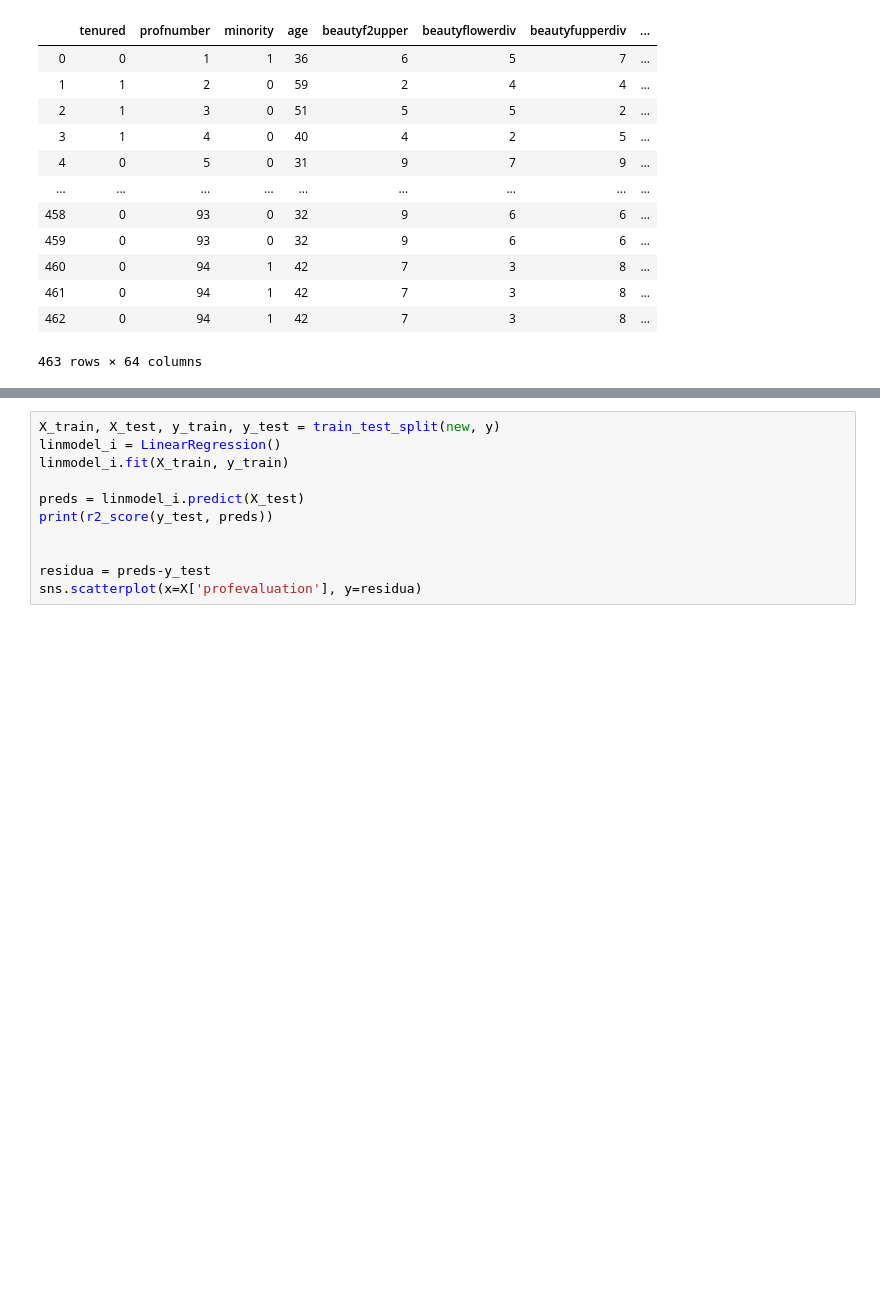
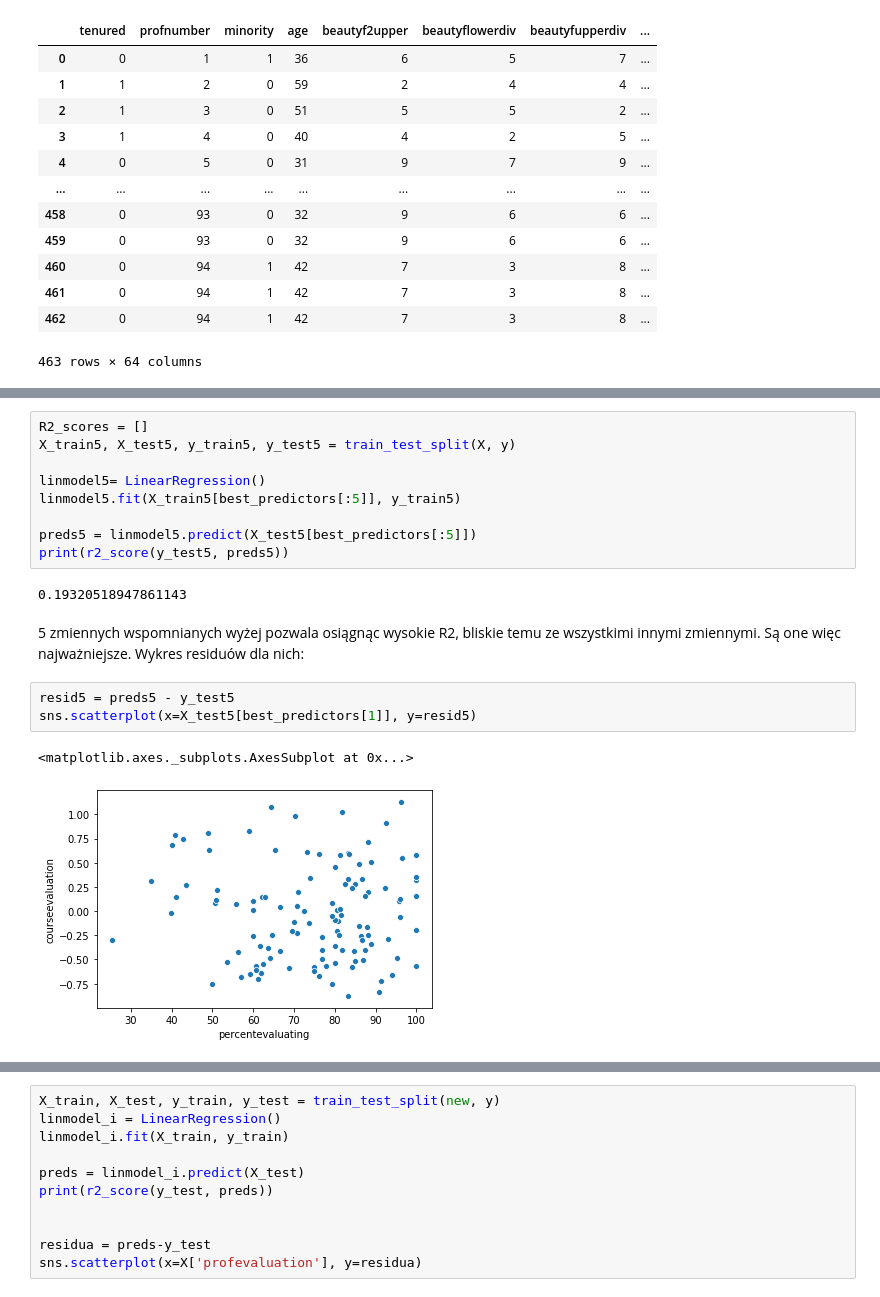
Before and after one commit to greghvk/AiBD_zadania, a Jupyter notebook: Regression/Zadanie.ipynb, the cells around one changed output, grey strips where cells are left out. Cells and saved outputs as stored; diff of their text form; blank space fills up the shorter version.

```diff
--- a/Regression/Zadanie.ipynb
+++ b/Regression/Zadanie.ipynb
@@ -415,0 +385,19 @@ new['profevaluation'] = s_X['profevaluation']
+# %%
+R2_scores = []
+X_train5, X_test5, y_train5, y_test5 = train_test_split(X, y)
+
+linmodel5= LinearRegression()
+linmodel5.fit(X_train5[best_predictors[:5]], y_train5)
+
+preds5 = linmodel5.predict(X_test5[best_predictors[:5]])
+print(r2_score(y_test5, preds5))
+# %% [output]
+0.19320518947861143
+# %% [markdown]
+5 zmiennych wspomnianych wyżej pozwala osiągnąc wysokie R2, bliskie temu ze wszystkimi innymi zmiennymi. Są one więc najważniejsze. Wykres residuów dla nich:
+# %%
+resid5 = preds5 - y_test5
+sns.scatterplot(x=X_test5[best_predictors[1]], y=resid5)
+# %% [output]
+<matplotlib.axes._subplots.AxesSubplot at 0x...>
+[figure, added]
```
Also changed, not shown: parts of 56 cells of this notebook.
